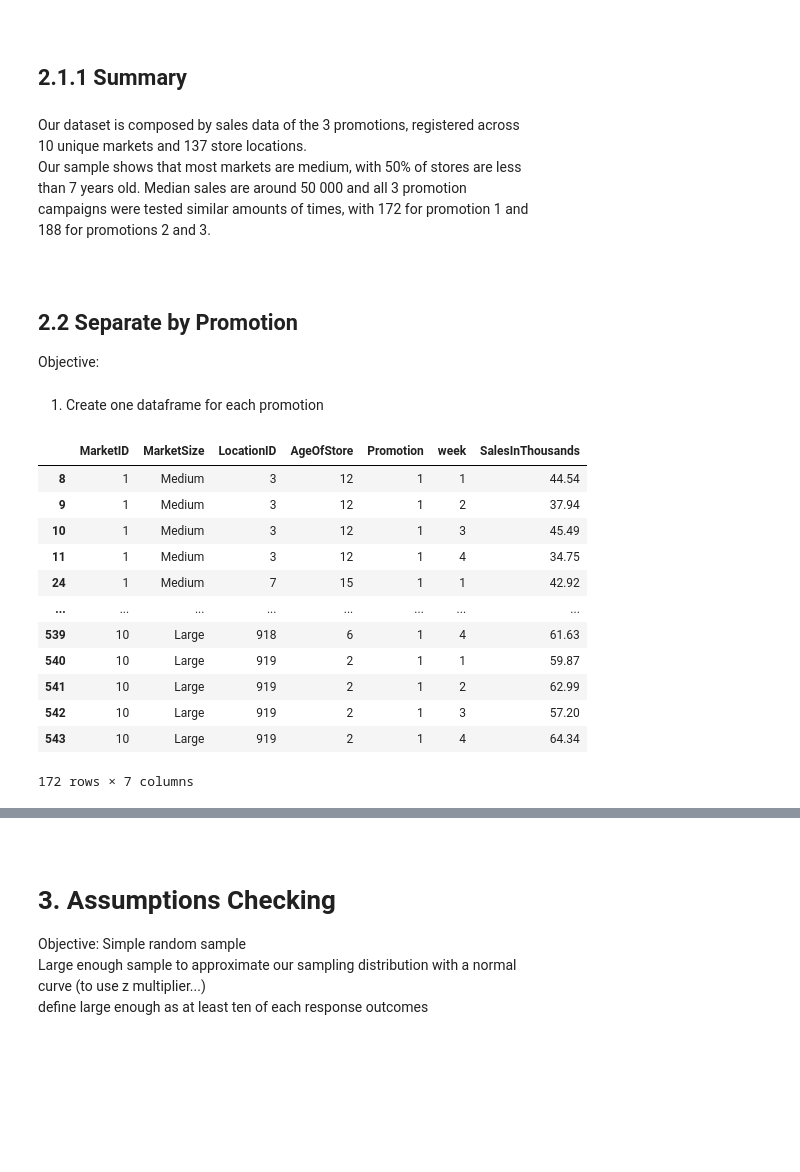
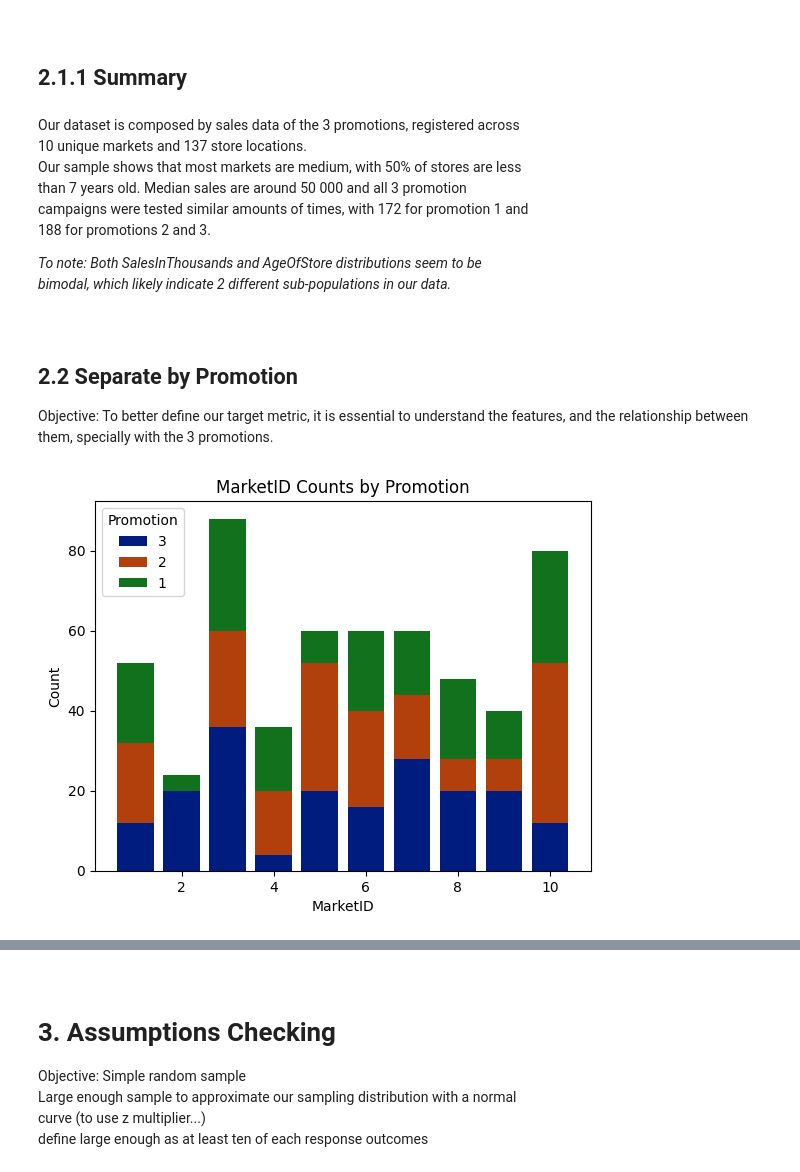
Before and after one commit to CelineChiLamNg/AB-tests, a Jupyter notebook: fast_food.ipynb, the cells around one changed output, grey strips where cells are left out. Drawn from its saved outputs; the diff is of its cells as text; code cells hidden in the pictures; blank space fills up the shorter version.

```diff
--- a/fast_food.ipynb
+++ b/fast_food.ipynb
@@ -138,17 +133,3 @@ fig.suptitle('Fast Food MarketID and MarketSize')
 plt.show()
 # %% [output]
 [figure]
-# %%
-def stacked_bar_plot(df, col, hue, color=None, title=None, xlabel=None,
-                     ylabel=None):
-    n_hue = len(df[hue].unique())
-    if color is None: color = sns.color_palette('deep', n_colors=n_hue)
-    if title is None: title = col
-    if xlabel is None: xlabel = col
-    if ylabel is None: ylabel = 'count'
-
-    x = df[col].unique()
-
-    for i in range(n_hue):
-
-    df1 = df.groupby(hue)[col].count()
@@ -222,30 +184,17 @@ than 7 years old. Median sales are around 50 000 and all 3 promotion <br>
 campaigns were tested similar amounts of times, with 172 for promotion 1 and
  <br>
  188 for promotions 2 and 3. <br>
+
+*To note: Both SalesInThousands and AgeOfStore distributions seem to be <br>
+bimodal, which likely indicate 2 different sub-populations in our data.*
 # %% [markdown]
 <a id="8"></a> <br>
 ## 2.2 Separate by Promotion
 
 Objective:
+To better define our target metric, it is essential to understand the
+features, and the relationship between them, specially with the 3 promotions.
-# %% [markdown]
-1. Create one dataframe for each promotion
-# %%
-fastfood1 = fastfood[fastfood.Promotion == 1]
-fastfood2 = fastfood[fastfood.Promotion == 2]
-fastfood3 = fastfood[fastfood.Promotion == 3]
-
-fastfood1
-# %% [output]
-|  | MarketID | MarketSize | LocationID | AgeOfStore | Promotion | week | SalesInThousands |
-| 8 | 1 | Medium | 3 | 12 | 1 | 1 | 44.54 |
-| 9 | 1 | Medium | 3 | 12 | 1 | 2 | 37.94 |
-| 10 | 1 | Medium | 3 | 12 | 1 | 3 | 45.49 |
-| 11 | 1 | Medium | 3 | 12 | 1 | 4 | 34.75 |
-| 24 | 1 | Medium | 7 | 15 | 1 | 1 | 42.92 |
-| ... | ... | ... | ... | ... | ... | ... | ... |
-| 539 | 10 | Large | 918 | 6 | 1 | 4 | 61.63 |
-| 540 | 10 | Large | 919 | 2 | 1 | 1 | 59.87 |
-| 541 | 10 | Large | 919 | 2 | 1 | 2 | 62.99 |
-| 542 | 10 | Large | 919 | 2 | 1 | 3 | 57.20 |
-| 543 | 10 | Large | 919 | 2 | 1 | 4 | 64.34 |
-172 rows × 7 columns
+# %%
+stacked_bar_plot(fastfood, col='MarketID', hue='Promotion')
+# %% [output]
+[figure, added]
```
Also changed, not shown: parts of 8 cells of this notebook, 2 other files.
